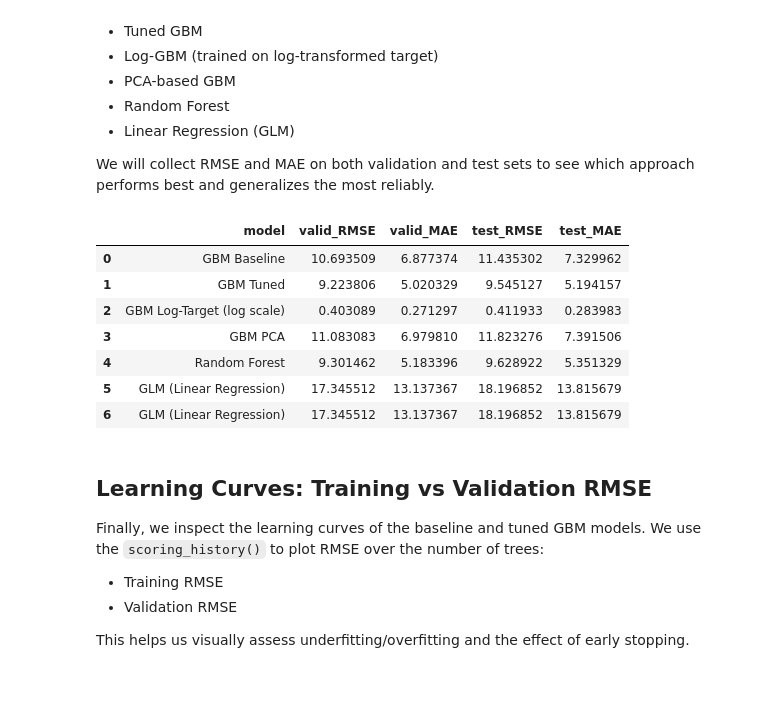
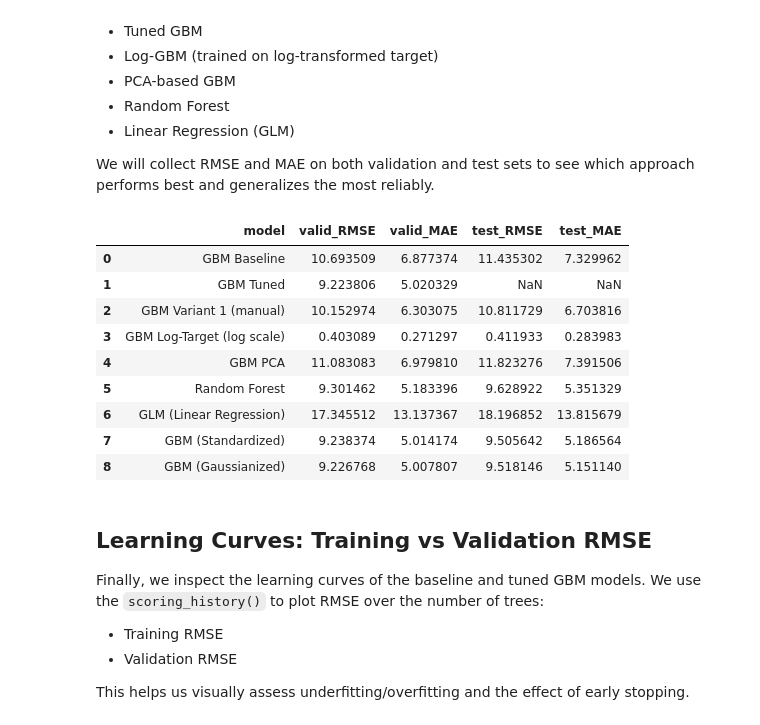
Before and after one commit to JesusHdzzzz/cse1760-project, a Jupyter notebook: Part3/src/regression_model.ipynb, the cells around one changed output. Saved outputs shown, nothing was run; the diff lists cells and outputs as text; code cells hidden in the pictures; blank space fills up the shorter version.

```diff
--- a/Part3/src/regression_model.ipynb
+++ b/Part3/src/regression_model.ipynb
@@ -613,8 +578,8 @@ results.append({
     "model": "GBM Tuned",
     "valid_RMSE": perf_valid_tuned.rmse(),
     "valid_MAE":  perf_valid_tuned.mae(),
-    "test_RMSE":  perf_test_tuned.rmse(),
-    "test_MAE":   perf_test_tuned.mae()
+    #"test_RMSE":  perf_test_tuned.rmse(),
+    #"test_MAE":   perf_test_tuned.mae()
 })
 
 # Manual GBM variant
@@ -640,39 +605,59 @@ results.append({
     "model": "GBM PCA",
     "valid_RMSE": perf_valid_pca.rmse(),
     "valid_MAE":  perf_valid_pca.mae(),
     "test_RMSE":  perf_test_pca.rmse(),
     "test_MAE":   perf_test_pca.mae()
 })
 
 # Random Forest
 results.append({
     "model": "Random Forest",
     "valid_RMSE": perf_valid_rf.rmse(),
     "valid_MAE":  perf_valid_rf.mae(),
     "test_RMSE":  perf_test_rf.rmse(),
     "test_MAE":   perf_test_rf.mae()
 })
 
 # GLM
 results.append({
     "model": "GLM (Linear Regression)",
     "valid_RMSE": perf_valid_glm.rmse(),
     "valid_MAE":  perf_valid_glm.mae(),
     "test_RMSE":  perf_test_glm.rmse(),
     "test_MAE":   perf_test_glm.mae()
 })
 
+# Standardized GBM
+results.append({
+    "model": "GBM (Standardized)",
+    "valid_RMSE": perf_valid_std.rmse(),
+    "valid_MAE":  perf_valid_std.mae(),
+    "test_RMSE":  perf_test_std.rmse(),
+    "test_MAE":   perf_test_std.mae()
+})
+
+# Gaussianized GBM
+results.append({
+    "model": "GBM (Gaussianized)",
+    "valid_RMSE": perf_valid_gauss.rmse(),
+    "valid_MAE":  perf_valid_gauss.mae(),
+    "test_RMSE":  perf_test_gauss.rmse(),
+    "test_MAE":   perf_test_gauss.mae()
+})
+
 results_df = pd.DataFrame(results)
 results_df
 # %% [output]
 |  | model | valid_RMSE | valid_MAE | test_RMSE | test_MAE |
 | 0 | GBM Baseline | 10.693509 | 6.877374 | 11.435302 | 7.329962 |
-| 1 | GBM Tuned | 9.223806 | 5.020329 | 9.545127 | 5.194157 |
-| 2 | GBM Log-Target (log scale) | 0.403089 | 0.271297 | 0.411933 | 0.283983 |
-| 3 | GBM PCA | 11.083083 | 6.979810 | 11.823276 | 7.391506 |
-| 4 | Random Forest | 9.301462 | 5.183396 | 9.628922 | 5.351329 |
-| 5 | GLM (Linear Regression) | 17.345512 | 13.137367 | 18.196852 | 13.815679 |
+| 1 | GBM Tuned | 9.223806 | 5.020329 | NaN | NaN |
+| 2 | GBM Variant 1 (manual) | 10.152974 | 6.303075 | 10.811729 | 6.703816 |
+| 3 | GBM Log-Target (log scale) | 0.403089 | 0.271297 | 0.411933 | 0.283983 |
+| 4 | GBM PCA | 11.083083 | 6.979810 | 11.823276 | 7.391506 |
+| 5 | Random Forest | 9.301462 | 5.183396 | 9.628922 | 5.351329 |
 | 6 | GLM (Linear Regression) | 17.345512 | 13.137367 | 18.196852 | 13.815679 |
+| 7 | GBM (Standardized) | 9.238374 | 5.014174 | 9.505642 | 5.186564 |
+| 8 | GBM (Gaussianized) | 9.226768 | 5.007807 | 9.518146 | 5.151140 |
 # %% [markdown]
 ## Learning Curves: Training vs Validation RMSE
 
```
Also changed, not shown: parts of 18 cells of this notebook.
